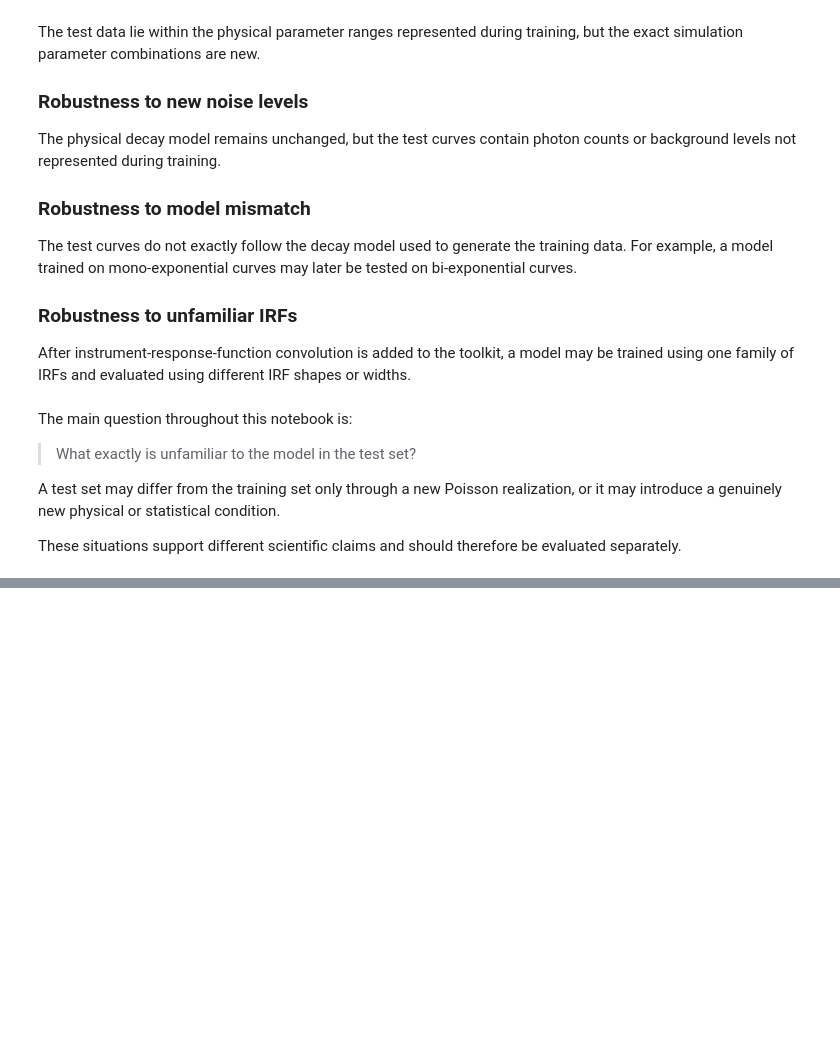
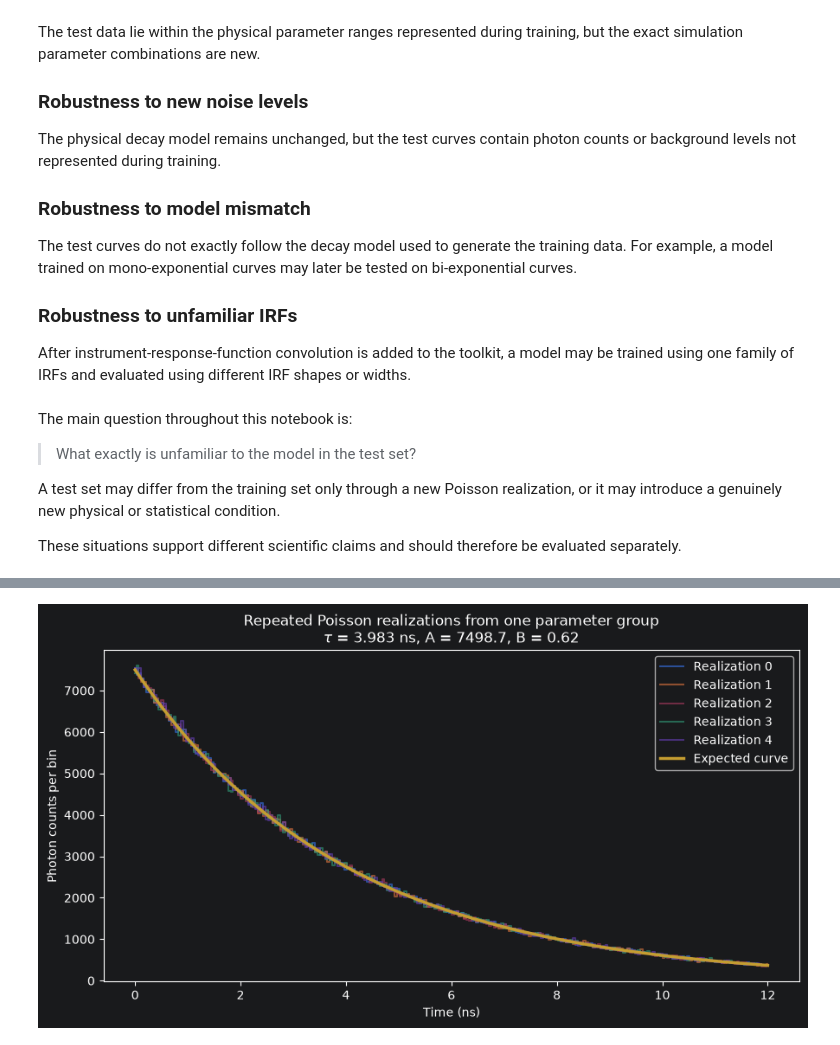
Before and after one commit to moryev/tcspc-lifetime-toolkit, a Jupyter notebook: notebooks/05_data_leakage_and_grouped_evaluation.ipynb, the cells around one changed output, grey strips where cells are left out. Drawn from its saved outputs; the diff is of its cells as text; code cells hidden in the pictures; blank space fills up the shorter version.

Commit message:
amend notebook 05: add sampling parameter groups, generating the grouped curves, and normalization ML inputs

```diff
--- a/notebooks/05_data_leakage_and_grouped_evaluation.ipynb
+++ b/notebooks/05_data_leakage_and_grouped_evaluation.ipynb
@@ -162,0 +184,8 @@ The `parameter_group` variable will later be used to ensure that all realization
+# %%
+n_curves = n_parameter_groups * n_realizations_per_group
+
+print(f"Number of parameter groups: {n_parameter_groups}")
+print(f"Realizations per group: {n_realizations_per_group}")
+print(f"Total number of curves: {n_curves}")
+print(f"Number of time bins: {n_time_bins}")
+print(f"Input-matrix shape: ({n_curves}, {n_time_bins})")
@@ -162,0 +260,10 @@ The `parameter_group` variable will later be used to ensure that all realization
+# %%
+measured_curves = np.empty(
+    shape=(n_curves, n_time_bins),
+    dtype=np.int64,
+)
+
+expected_curves = np.empty(
+    shape=(n_parameter_groups, n_time_bins),
+    dtype=np.float64,
+)
@@ -162,0 +407,44 @@ The `parameter_group` variable will later be used to ensure that all realization
+# %%
+selected_group = 0
+
+selected_indices = np.flatnonzero(
+    parameter_groups == selected_group
+)
+
+selected_lifetime = group_lifetimes_ns[selected_group]
+selected_amplitude = group_amplitudes[selected_group]
+selected_background = group_backgrounds[selected_group]
+
+plt.figure(figsize=(9, 5))
+
+for index in selected_indices:
+    realization_id = realization_ids[index]
+
+    plt.step(
+        time_ns,
+        measured_curves[index],
+        where="mid",
+        alpha=0.65,
+        label=f"Realization {realization_id}",
+    )
+
+plt.plot(
+    time_ns,
+    expected_curves[selected_group],
+    linewidth=2.5,
+    label="Expected curve",
+)
+
+plt.xlabel("Time (ns)")
+plt.ylabel("Photon counts per bin")
+plt.title(
+    "Repeated Poisson realizations from one parameter group\n"
+    f"$\\tau$ = {selected_lifetime:.3f} ns, "
+    f"A = {selected_amplitude:.1f}, "
+    f"B = {selected_background:.2f}"
+)
+plt.legend()
+plt.tight_layout()
+plt.show()
+# %% [output]
+[figure, added]
```
Also changed, not shown: parts of 20 cells of this notebook.
